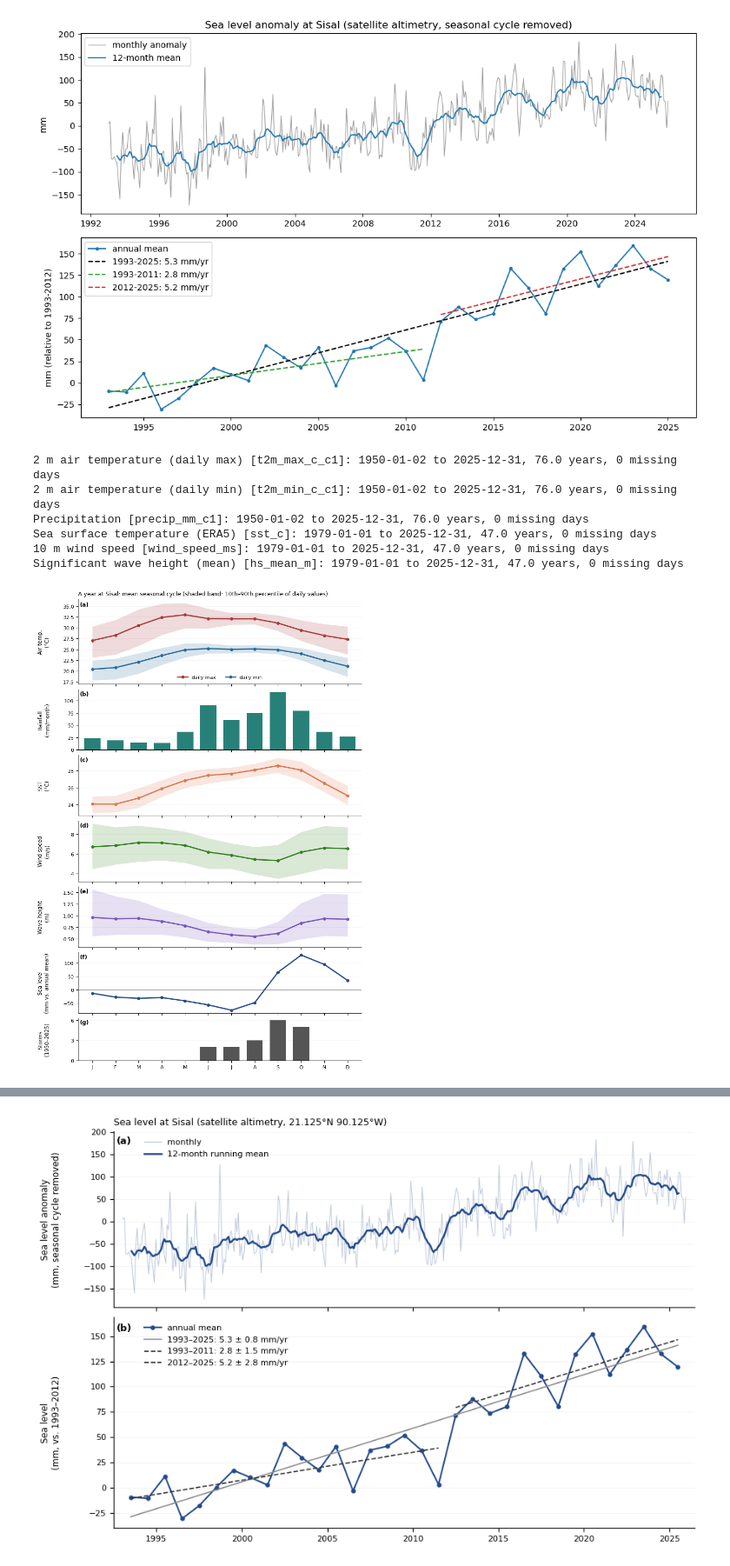
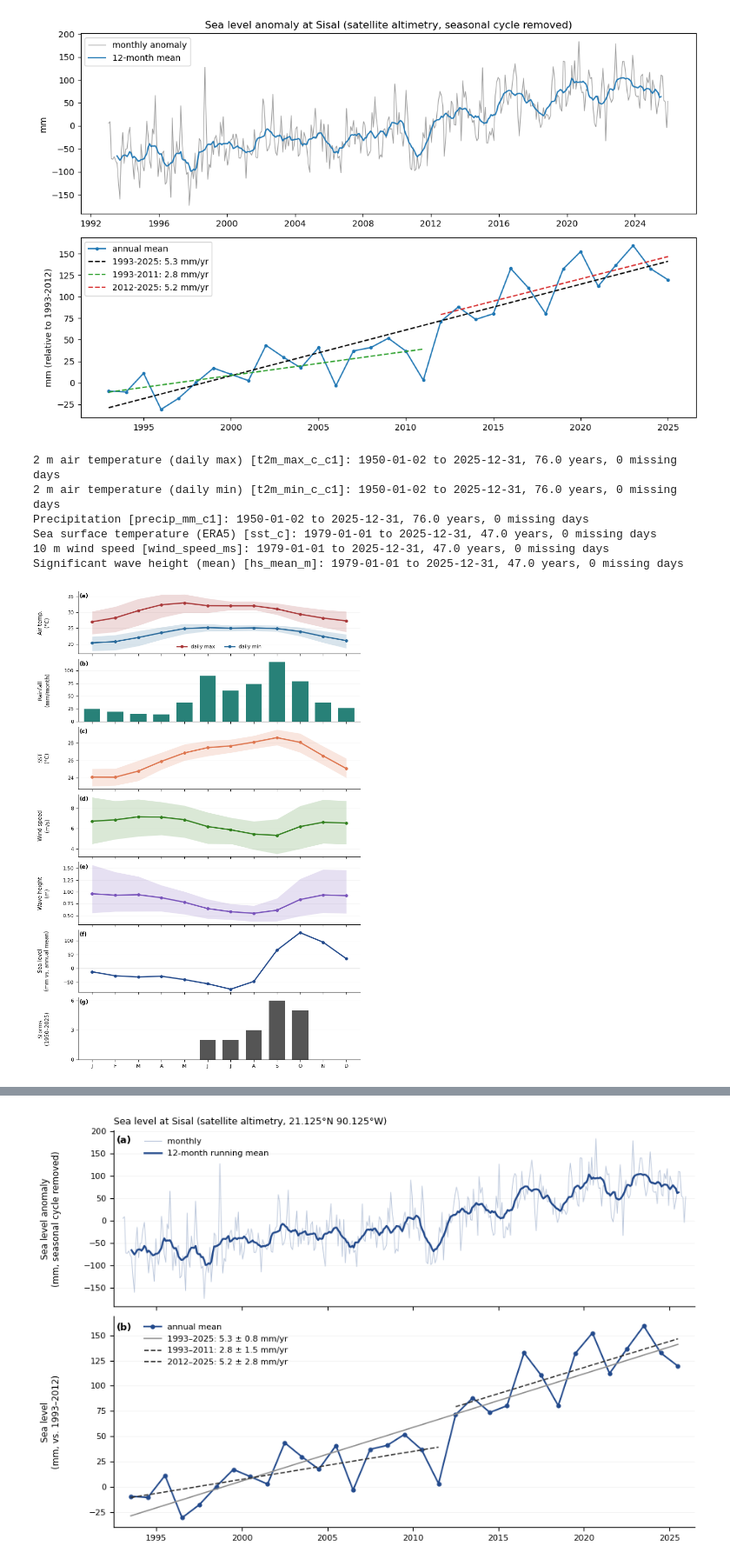
Before and after one commit to florisytzen5/MDP, a Jupyter notebook: Climatology/Baseline/Clima_Baseline.ipynb, the cells around one changed output, grey strips where cells are left out. Shown at 87% size. Saved outputs shown, nothing was run; the diff lists cells and outputs as text; code cells hidden in the pictures.

```diff
--- a/Climatology/Baseline/Clima_Baseline.ipynb
+++ b/Climatology/Baseline/Clima_Baseline.ipynb
@@ -791,7 +793,7 @@ storm_months = [8, 9, 9, 10, 9, 10, 8, 6, 9, 9, 10, 9, 7, 6, 10, 8, 7, 10]
 storm_count = pd.Series(storm_months).value_counts().reindex(m, fill_value=0)
 
 fig, ax = plt.subplots(7, 1, figsize=(7.5, 11), sharex=True,
-                       gridspec_kw={'height_ratios': [1.4, 1, 1, 1, 1, 1, 0.7]})
+                       gridspec_kw={'height_ratios': [1, 1, 1, 1, 1, 1, 1]})
 
 def band(a, s, c, label):
     mu, lo, hi = monthly_band(s)
@@ -813,35 +815,35 @@ band(ax[4], hs, COLORS['wave'], 'Hs');    ax[4].set_ylabel('Wave height\n(m)')
 ax[5].axhline(0, color='0.6', lw=0.8)
 ax[5].plot(m, sea_cycle.values, color=COLORS['sea'], lw=2, marker='o', ms=4)
 ax[5].set_ylabel('Sea level\n(mm vs. annual mean)')
 
 ax[6].bar(m, storm_count.values, color=COLORS['storm'], width=0.7)
 ax[6].set_ylabel('Storms\n(1950–2025)')
 ax[6].set_yticks([0, 3, 6])
 
 for i, a in enumerate(ax):
     a.grid(True, axis='y', color='0.94', lw=0.5, zorder=0)   # light horizontal lines only
     a.set_axisbelow(True)                            # grid behind lines and bars
     a.spines[['top', 'right']].set_visible(False)
     a.yaxis.set_label_coords(-0.1, 0.5)
     a.tick_params(labelsize=8)
     a.yaxis.label.set_size(8.5)
     a.text(0.005, 0.97, f'({"abcdefg"[i]})', transform=a.transAxes,   # panel letter
            ha='left', va='top', fontsize=9, fontweight='bold')
 ax[-1].set_xticks(m, MONTHS)
 ax[-1].set_xlim(0.4, 12.6)
-ax[0].set_title('A year at Sisal: mean seasonal cycle (shaded band: 10th–90th percentile of daily values)',
-                fontsize=9, loc='left')
+# ax[0].set_title('Mean seasonal cycle (shaded band: 10th–90th percentile of daily values)',
+#                 fontsize=9, loc='left')
 
 plt.tight_layout(h_pad=0.4)
 fig.savefig(SL_DIR + '../fig1_seasonal_cycle.png', dpi=300, bbox_inches='tight')
 plt.show()
 # %% [output]
 2 m air temperature (daily max) [t2m_max_c_c1]: 1950-01-02 to 2025-12-31, 76.0 years, 0 missing days
 2 m air temperature (daily min) [t2m_min_c_c1]: 1950-01-02 to 2025-12-31, 76.0 years, 0 missing days
 Precipitation [precip_mm_c1]: 1950-01-02 to 2025-12-31, 76.0 years, 0 missing days
 Sea surface temperature (ERA5) [sst_c]: 1979-01-01 to 2025-12-31, 47.0 years, 0 missing days
 10 m wind speed [wind_speed_ms]: 1979-01-01 to 2025-12-31, 47.0 years, 0 missing days
 Significant wave height (mean) [hs_mean_m]: 1979-01-01 to 2025-12-31, 47.0 years, 0 missing days
-[figure, old version]
+[figure, new version]
 # %%
 import matplotlib.pyplot as plt
```
Also changed, not shown: parts of 9 cells of this notebook, 6 other files.
